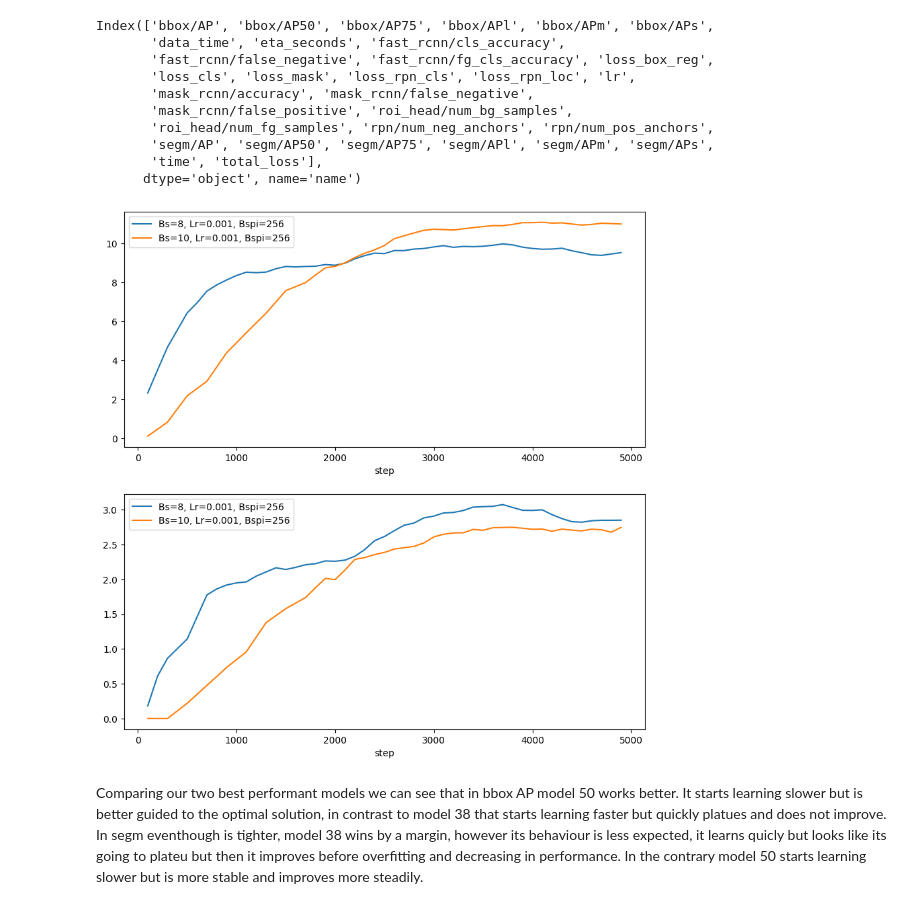
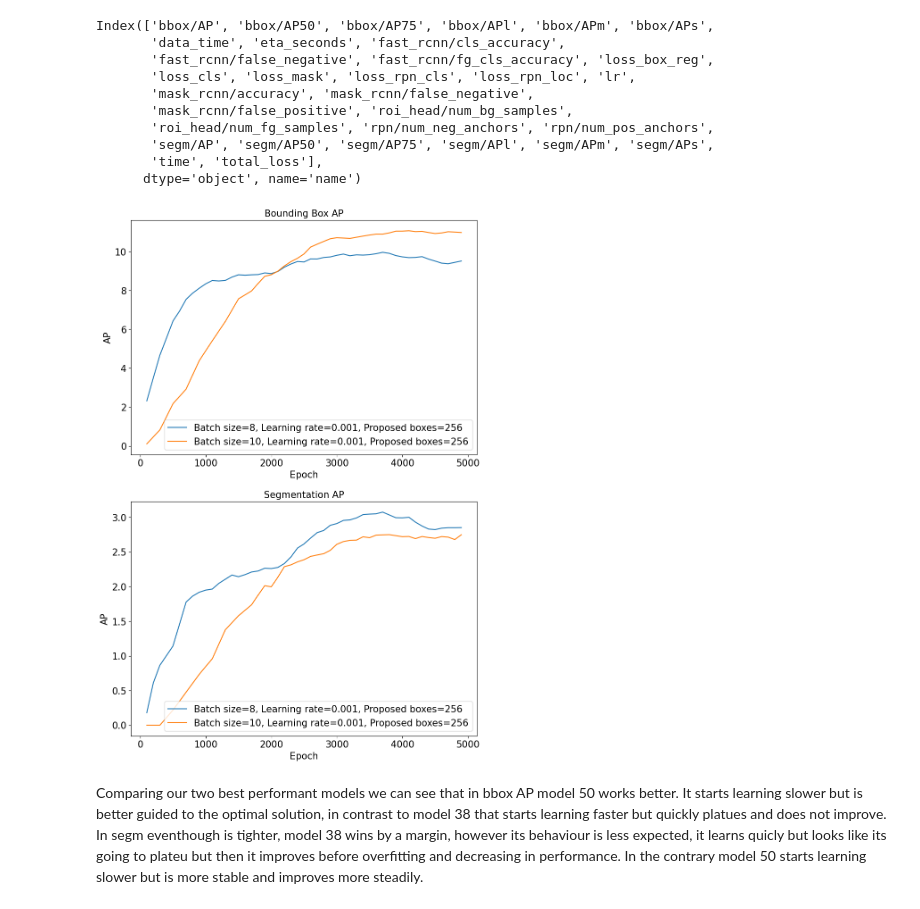
Before and after one commit to femartip/Detection-Microfibres-in-Sludge, a Jupyter notebook: Fine_tuned_Detectron2/Utils/cv_results_CA.ipynb, the cells around one changed output. Drawn from its saved outputs; the diff is of its cells as text; code cells hidden in the pictures.

```diff
--- a/Fine_tuned_Detectron2/Utils/cv_results_CA.ipynb
+++ b/Fine_tuned_Detectron2/Utils/cv_results_CA.ipynb
@@ -501,16 +503,29 @@ Index(['bbox/AP', 'bbox/AP50', 'bbox/AP75', 'bbox/APl', 'bbox/APm', 'bbox/APs',
        'time', 'total_loss'],
       dtype='object', name='name')
 # %%
-fig, ax = plt.subplots(2, 1, figsize=(10, 10))
+fig, ax = plt.subplots(2, 1, figsize=(10, 15))
 
-model_38_avg_metrics_eval.plot(y='bbox/AP', ax=ax[0], label='Bs=8, Lr=0.001, Bspi=256')
-model_50_avg_metrics_eval.plot(y='bbox/AP', ax=ax[0], label='Bs=10, Lr=0.001, Bspi=256')
-model_38_avg_metrics_eval.plot(y='segm/AP', ax=ax[1], label='Bs=8, Lr=0.001, Bspi=256')
-model_50_avg_metrics_eval.plot(y='segm/AP', ax=ax[1], label='Bs=10, Lr=0.001, Bspi=256')
+model_38_avg_metrics_eval.plot(y='bbox/AP', ax=ax[0], label='Batch size=8, Learning rate=0.001, Proposed boxes=256')
+model_50_avg_metrics_eval.plot(y='bbox/AP', ax=ax[0], label='Batch size=10, Learning rate=0.001, Proposed boxes=256')
+model_38_avg_metrics_eval.plot(y='segm/AP', ax=ax[1], label='Batch size=8, Learning rate=0.001, Proposed boxes=256')
+model_50_avg_metrics_eval.plot(y='segm/AP', ax=ax[1], label='Batch size=10, Learning rate=0.001, Proposed boxes=256')
+
+ax[0].legend(fontsize=15)
+ax[0].set_xlabel('Epoch', fontsize=15)
+ax[0].set_title('Bounding Box AP', fontsize=15)
+ax[0].set_ylabel('AP', fontsize=15)
+ax[0].tick_params(axis='both', which='major', labelsize=15)
+
+ax[1].legend(fontsize=15)
+ax[1].set_title('Segmentation AP', fontsize=15)
+ax[1].set_xlabel('Epoch', fontsize=15)
+ax[1].set_ylabel('AP', fontsize=15)
+ax[1].tick_params(axis='both', which='major', labelsize=15)
+
 
 plt.show()
 # %% [output]
-[figure, old version]
+[figure, new version]
 # %% [markdown]
 Comparing our two best performant models we can see that in bbox AP model 50 works better. It starts learning slower but is better guided to the optimal solution, in contrast to model 38 that starts learning faster but quickly platues and does not improve. In segm eventhough is tighter, model 38 wins by a margin, however its behaviour is less expected, it learns quicly but looks like its going to plateu but then it improves before overfitting and decreasing in performance. In the contrary model 50 starts learning slower but is more stable and improves more steadily.
 # %% [markdown]
```
Also changed, not shown: parts of 6 cells of this notebook, 2 other files.
